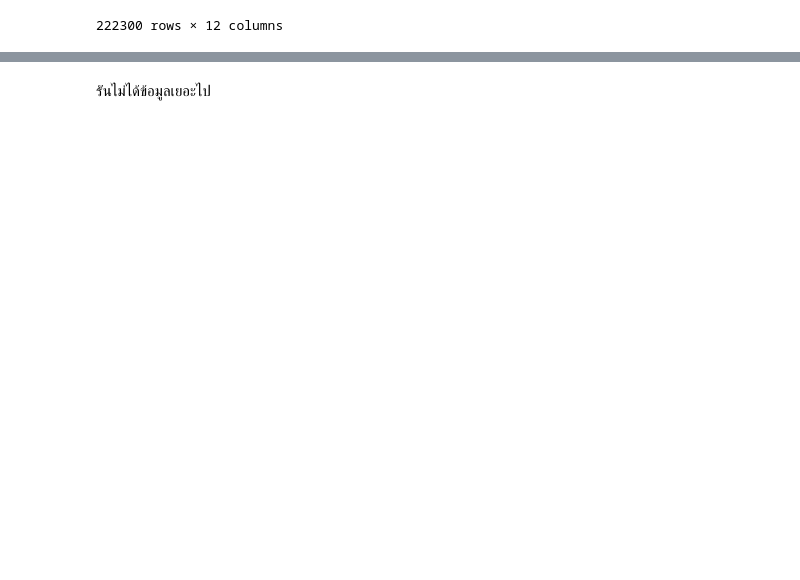
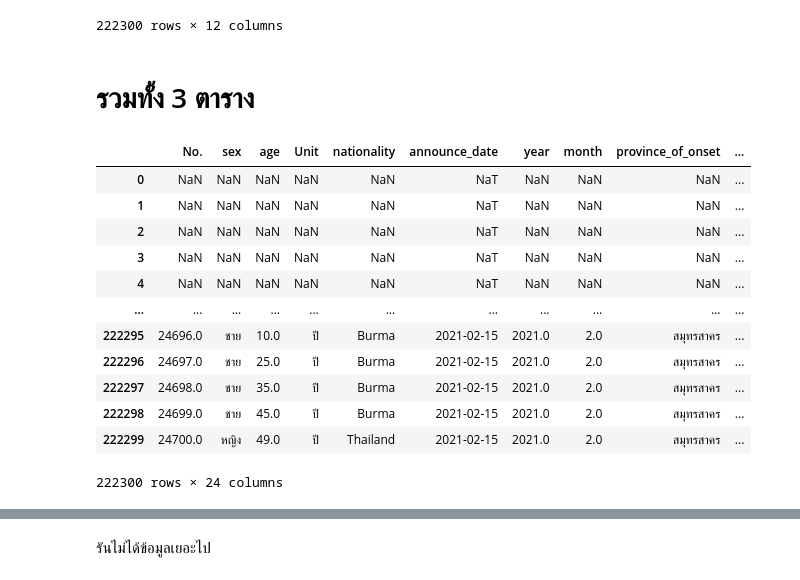
Before and after one commit to team0243/data_viz_2022, a Jupyter notebook: Project.ipynb, the cells around one changed output, grey strips where cells are left out. Cells and saved outputs as stored; diff of their text form; code cells hidden in the pictures; blank space fills up the shorter version.

```diff
--- a/Project.ipynb
+++ b/Project.ipynb
@@ -751,7 +891,7 @@ set(data_e2['REGION'])
 # %% [output]
 {'น.2', 'น.3', 'น.4', 'ภ.1', 'ภ.2', 'ภ.3', 'ภ.4', 'ภ.5'}
 # %%
-data_e2.replace({'น.2':'กลาง', 'น.3':'กลาง', 'น.4':'กลาง', ' ภ.1':'กลาง', ' ภ.1':'กลาง', 'ภ.2':'ตะวันออกเฉียงเหนือ', 'ภ.3':'เหนือ','ภ.4':'ใต้','ภ.5':'ตะวันออก'},inplace=True)
+data_e2.replace({'น.2':'กลาง', 'น.3':'กลาง', 'น.4':'กลาง', 'ภ.1':'กลาง', 'ภ.2':'ตะวันออกเฉียงเหนือ', 'ภ.3':'เหนือ','ภ.4':'ใต้','ภ.5':'ตะวันออก'},inplace=True)
 # %% [output]
 A value is trying to be set on a copy of a slice from a DataFrame
 
@@ -773,6 +913,22 @@ data_e2
 | 222298 | 2564.0 | กันยายน | 24699.0 | 4531d9079 | SR705349 | ตะวันออกเฉียงเหนือ | เหล่าเสือโก้ก | อุบลราชธานี | UBN3-SR705349 | 172.17.249.234 | ... |
 | 222299 | 2564.0 | กันยายน | 24700.0 | 4531d9081 | SR705352 | ตะวันออกเฉียงเหนือ | เหล่าเสือโก้ก | อุบลราชธานี | UBN3-SR705352 | 172.17.249.242 | ... |
 222300 rows × 12 columns
+# %% [markdown]
+# รวมทั้ง 3 ตาราง
 # %%
-#data_e3 = data_cl3.merge(data_e2,how='right',left_on = 'จังหวัด',right_on ='PROVINCE')
-#data_e3
+data_e3 = data_cl3.merge(data_e2,how='right',left_on = 'No.',right_on ='ID')
+data_e3
+# %% [output]
+|  | No. | sex | age | Unit | nationality | announce_date | year | month | province_of_onset | ... |
+| 0 | NaN | NaN | NaN | NaN | NaN | NaT | NaN | NaN | NaN | ... |
+| 1 | NaN | NaN | NaN | NaN | NaN | NaT | NaN | NaN | NaN | ... |
+| 2 | NaN | NaN | NaN | NaN | NaN | NaT | NaN | NaN | NaN | ... |
+| 3 | NaN | NaN | NaN | NaN | NaN | NaT | NaN | NaN | NaN | ... |
+| 4 | NaN | NaN | NaN | NaN | NaN | NaT | NaN | NaN | NaN | ... |
+| ... | ... | ... | ... | ... | ... | ... | ... | ... | ... | ... |
+| 222295 | 24696.0 | ชาย | 10.0 | ปี | Burma | 2021-02-15 | 2021.0 | 2.0 | สมุทรสาคร | ... |
+| 222296 | 24697.0 | ชาย | 25.0 | ปี | Burma | 2021-02-15 | 2021.0 | 2.0 | สมุทรสาคร | ... |
+| 222297 | 24698.0 | ชาย | 35.0 | ปี | Burma | 2021-02-15 | 2021.0 | 2.0 | สมุทรสาคร | ... |
+| 222298 | 24699.0 | ชาย | 45.0 | ปี | Burma | 2021-02-15 | 2021.0 | 2.0 | สมุทรสาคร | ... |
+| 222299 | 24700.0 | หญิง | 49.0 | ปี | Thailand | 2021-02-15 | 2021.0 | 2.0 | สมุทรสาคร | ... |
+222300 rows × 24 columns
```
Also changed, not shown: parts of 15 cells of this notebook.
